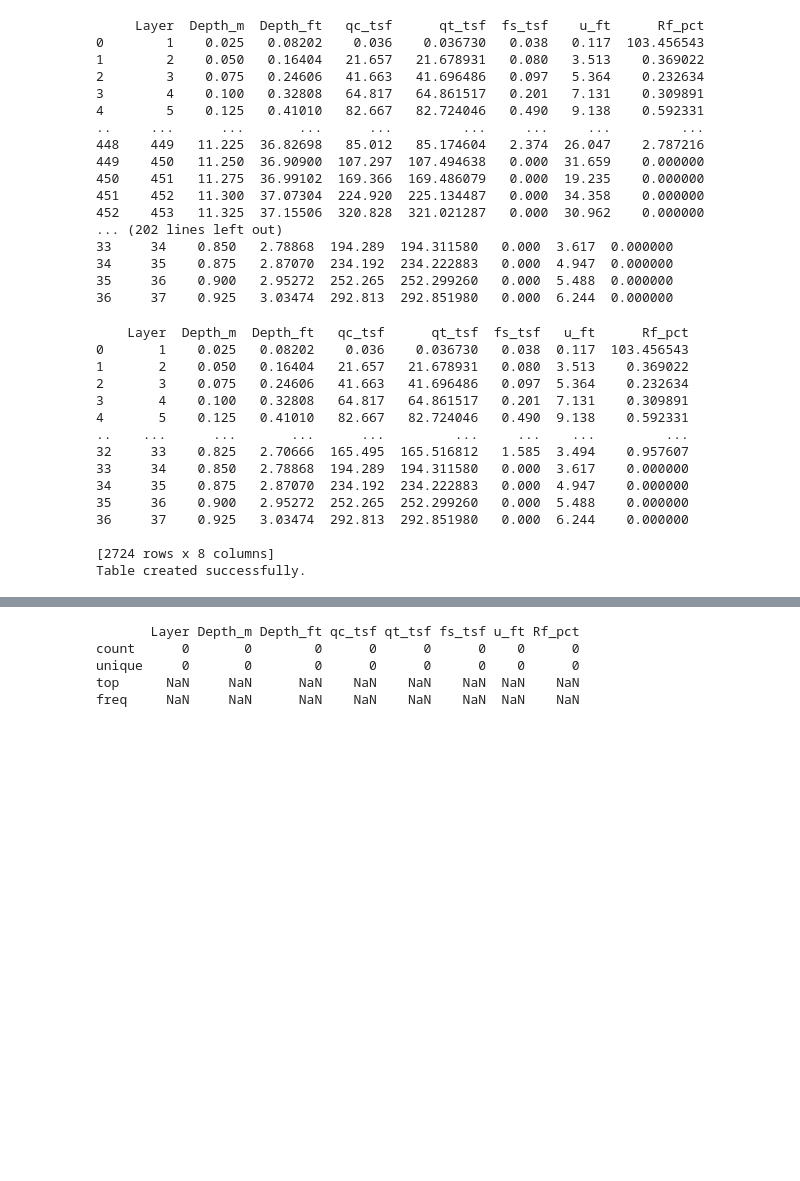
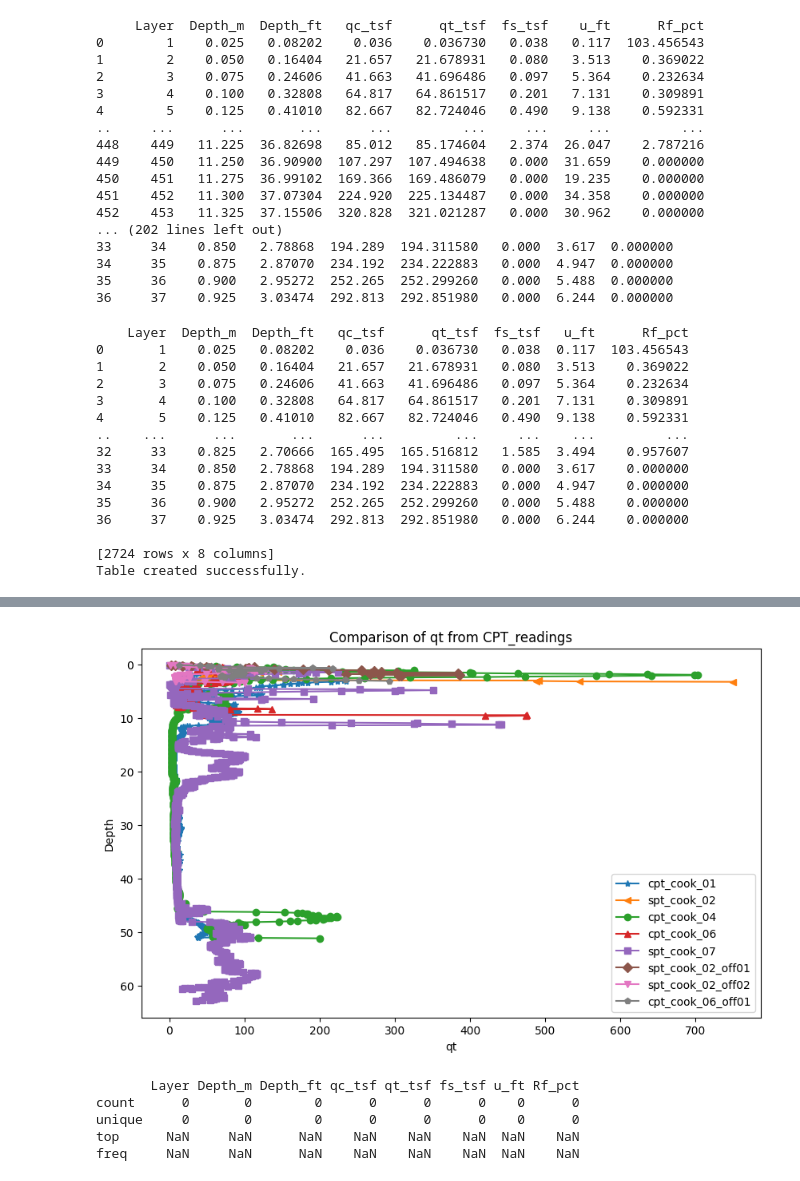
Before and after one commit to iGeology-Illinois/geol-581-module-3-principles-of-uncertainty-chapter-4-seanb7, a Jupyter notebook: Python Lab 4.ipynb, the cells around one changed output, grey strips where cells are left out. Saved outputs shown, nothing was run; the diff lists cells and outputs as text; code cells hidden in the pictures; blank space fills up the shorter version.

```diff
--- a/Python Lab 4.ipynb
+++ b/Python Lab 4.ipynb
@@ -179,14 +179,18 @@ Table created successfully.
 # %%
 # Data Cleaning and Validation
 import sqlite3
+import pandas as pd
+from sqlalchemy import create_engine, text
 
 # Connect to the SQLite database
 # Use the same database file path
-engine = create_engine('sqlite:///Lab 4 Site Investigation.db') # Using the same engine as before
+engine = create_engine('sqlite:///Lab 4 Site Investigation.db')  # Using the same engine as before
 conn = engine.connect()
 
 # Remove rows with null values in the 'Rf_pct' and fs_tsf column (assuming 'friction ration' maps to 'Rf_pct')
-cursor.execute('DELETE FROM CPT_readings WHERE Rf_pct IS NULL OR fs_tsf IS NULL')
+# Note: using SQLAlchemy's text() function to execute raw SQL
+with engine.begin() as connection:  # Using a transaction for safety
+    connection.execute(text('DELETE FROM CPT_readings WHERE Rf_pct IS NULL OR fs_tsf IS NULL'))
 
 # Retrieving average tip resistance (qt) for CPT_readings
 query_avg = """
@@ -206,14 +210,15 @@ negatives = pd.read_sql(query_neg_rf, con=engine)
 print("Negative friction ratio rows:\n", negatives)
 
 # Remove duplicate rows based on a specific column - Changed 'friction ration' to 'Rf_pct'
-cursor.execute('''
-    DELETE FROM CPT_readings
-    WHERE rowid NOT IN (
-        SELECT MIN(rowid)
-        FROM CPT_readings
-        GROUP BY Rf_pct
-    )
-''')
+with engine.begin() as connection:  # Using a transaction
+    connection.execute(text('''
+        DELETE FROM CPT_readings
+        WHERE rowid NOT IN (
+            SELECT MIN(rowid)
+            FROM CPT_readings
+            GROUP BY Rf_pct
+        )
+    '''))
 
 # Fetch cleaned data into DataFrames for printing and further processing
 cleaned_dataframe = pd.read_sql('SELECT * FROM CPT_readings', con=engine)
@@ -221,11 +226,77 @@ cleaned_dataframe = pd.read_sql('SELECT * FROM CPT_readings', con=engine)
 print("Duplicate rows removed successfully.")
 print("Data cleaning and validation completed.")
 
+# Convert dictionaries to DataFrames
+df_01 = pd.DataFrame(cpt_cook_01)
+df_02 = pd.DataFrame(spt_cook_02)
+df_03 = pd.DataFrame(cpt_cook_03)
+df_04 = pd.DataFrame(cpt_cook_04)
+df_05 = pd.DataFrame(cpt_cook_06)
+df_06 = pd.DataFrame(spt_cook_07)
+df_07 = pd.DataFrame(spt_cook_02_off01)
+df_08 = pd.DataFrame(spt_cook_02_off02)
+df_09 = pd.DataFrame(cpt_cook_06_off01)
+
+# Merge dataframes iteratively
+# Start with the first two dataframes
+merged_df = pd.merge(df_01, df_02, on='Depth_ft', how='outer', suffixes=('_01', '_02')) # Changed 'depth' to 'Depth_ft' for clarity
+
+# Merge the remaining dataframes one by one, checking for 'qt_tsf' column
+for i, df in enumerate([df_03, df_04, df_05, df_06, df_07, df_08, df_09], start=3):
+    # Check if 'qt_tsf' exists in the current DataFrame
+    suffix = f'_0{i}'
+    if 'qt_tsf' in df.columns:
+        merged_df = pd.merge(merged_df, df, on='Depth_ft', how='outer', suffixes=('', suffix))
+    else:
+        # If 'qt_tsf' is not found, print a message or handle it appropriately
+        print(f"DataFrame df_0{i} does not contain 'qt_tsf' column. Skipping merge for this DataFrame.")
+
+
+# Plotting
+# Import matplotlib.pyplot
+import matplotlib.pyplot as plt # Import the library
+
+plt.figure(figsize=(10, 6))
+plt.plot(merged_df['qt_tsf'], merged_df['Depth_ft'], label='cpt_cook_01', marker='*')
+# If 'qt_tsf_02' exists in merged_df, plot it
+if 'qt_tsf_02' in merged_df.columns:
+    plt.plot(merged_df['qt_tsf_02'], merged_df['Depth_ft'], label='spt_cook_02', marker='<')
+# If 'qt_tsf_03' exists in merged_df, plot it
+if 'qt_tsf_03' in merged_df.columns:
+    plt.plot(merged_df['qt_tsf_03'], merged_df['Depth_ft'], label='cpt_cook_03', marker='x')
+# If 'qt_tsf_04' exists in merged_df, plot it
+if 'qt_tsf_04' in merged_df.columns:
+    plt.plot(merged_df['qt_tsf_04'], merged_df['Depth_ft'], label='cpt_cook_04', marker='o')
+# If 'qt_tsf_05' existg in merged_df, plot it
+if 'qt_tsf_05' in merged_df.columns:
+    plt.plot(merged_df['qt_tsf_05'], merged_df['Depth_ft'], label='cpt_cook_06', marker='^')
+# If 'qt_tsf_06' exists in merged_df, plot it
+if 'qt_tsf_06' in merged_df.columns:
+    plt.plot(merged_df['qt_tsf_06'], merged_df['Depth_ft'], label='spt_cook_07', marker='s')
+# If 'qt_tsf_07' exists in merged_df, plot it
+if 'qt_tsf_07' in merged_df.columns:
+    plt.plot(merged_df['qt_tsf_07'], merged_df['Depth_ft'], label='spt_cook_02_off01', marker='D')
+# If 'qt_tsf_08' exists in merged_df, plot it
+if 'qt_tsf_08' in merged_df.columns:
+    plt.plot(merged_df['qt_tsf_08'], merged_df['Depth_ft'], label='spt_cook_02_off02', marker='v')
+# If 'qt_tsf_09' exists in merged_df, plot it
+if 'qt_tsf_09' in merged_df.columns:
+    plt.plot(merged_df['qt_tsf_09'], merged_df['Depth_ft'], label='cpt_cook_06_off01', marker='p')
+
+# Invert y-axis to have depth increasing downwards
+plt.gca().invert_yaxis()
+
+# Adding labels and title
+plt.xlabel('qt')
+plt.ylabel('Depth')
+plt.title('Comparison of qt from CPT_readings')
+plt.legend()
+
+# Show plot
+plt.show()
+
 # Commit the changes
 conn.commit()
-
-# Print Cleaned Dataframes
-print(cleaned_dataframe)
 # %% [output]
 Average qt (tsf): None
 Negative friction ratio rows:
@@ -240,3 +308,4 @@ Index: []
+[figure, added]
 # %%
 # Statistical Summary
 # Run summary statisitcs for CPT_readings
```
Also changed, not shown: parts of 1 cell of this notebook.
